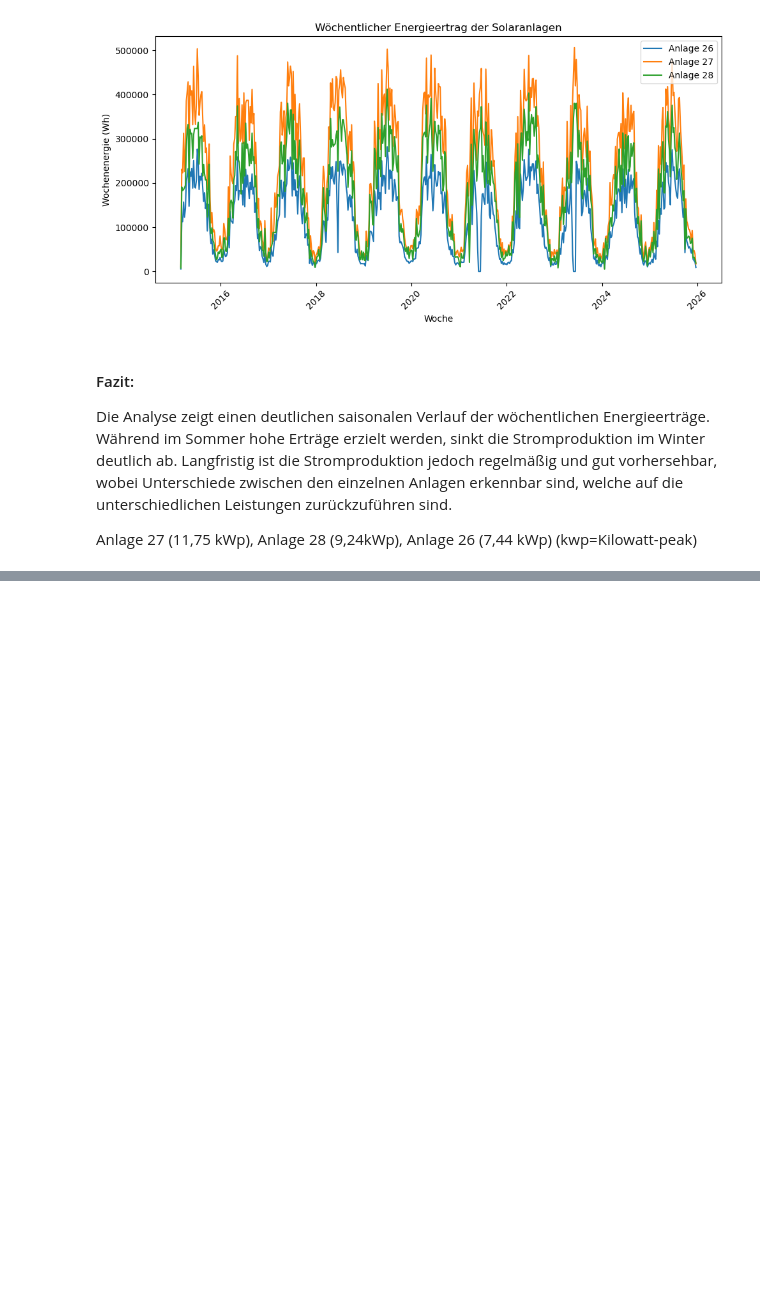
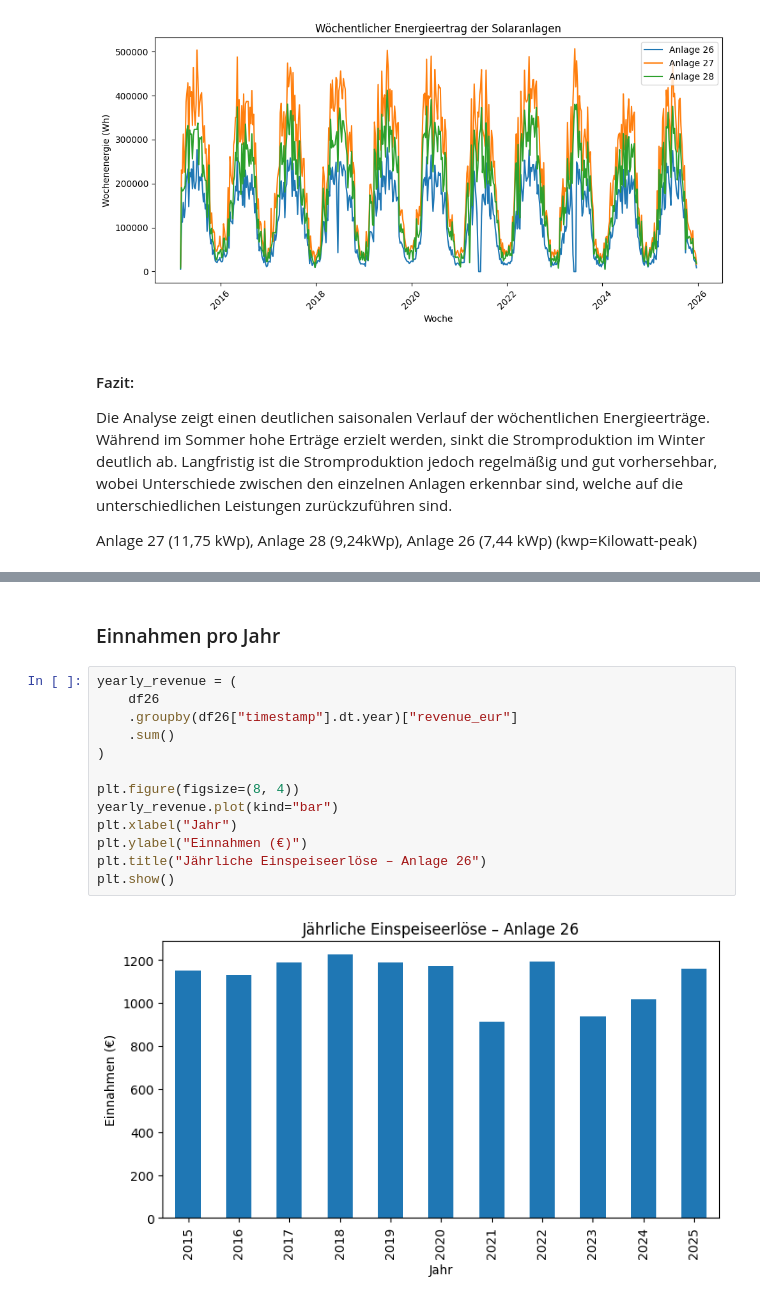
Before and after one commit to hagen-o/Inf2-Hausarbeit-SolarAnalyse, a Jupyter notebook: Hausarbeit.ipynb, the cells around one changed output, grey strips where cells are left out. Drawn from its saved outputs; the diff is of its cells as text; blank space fills up the shorter version.

```diff
--- a/Hausarbeit.ipynb
+++ b/Hausarbeit.ipynb
@@ -396,0 +441,17 @@ Anlage 27 (11,75 kWp), Anlage 28 (9,24kWp), Anlage 26 (7,44 kWp) (kwp=Kilowatt-p
+# %% [markdown]
+### Einnahmen pro Jahr
+# %%
+yearly_revenue = (
+    df26
+    .groupby(df26["timestamp"].dt.year)["revenue_eur"]
+    .sum()
+)
+
+plt.figure(figsize=(8, 4))
+yearly_revenue.plot(kind="bar")
+plt.xlabel("Jahr")
+plt.ylabel("Einnahmen (€)")
+plt.title("Jährliche Einspeiseerlöse – Anlage 26")
+plt.show()
+# %% [output]
+[figure, added]
```
Also changed, not shown: parts of 16 cells of this notebook, 1 other file.
